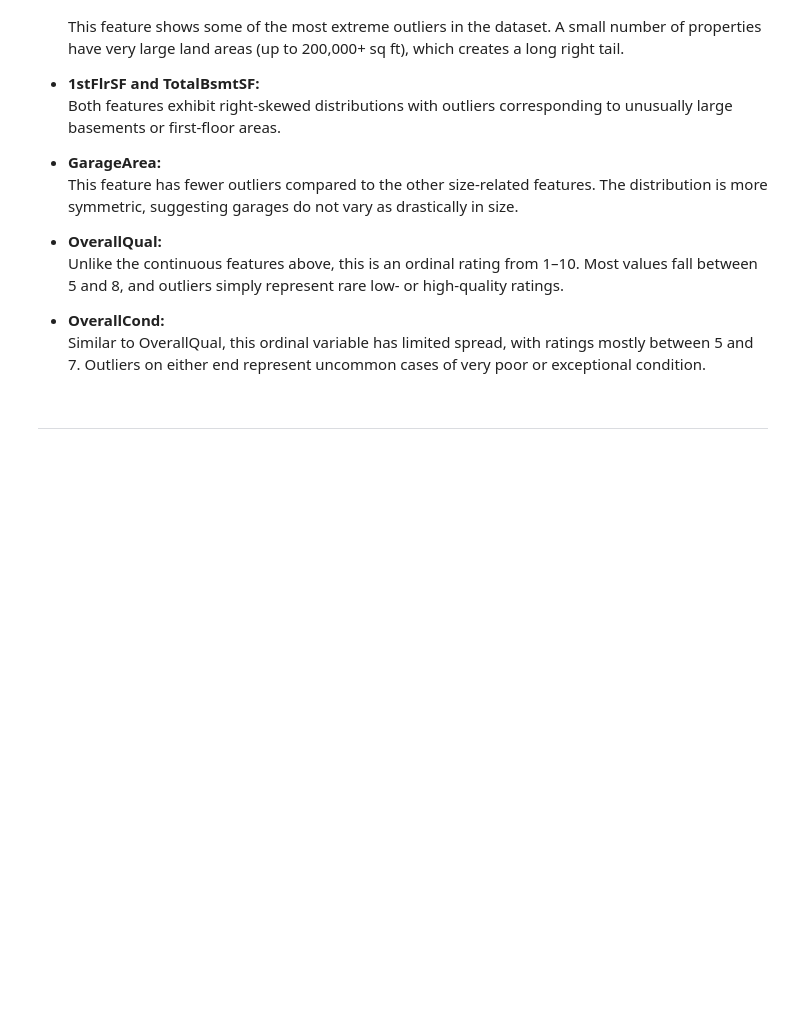
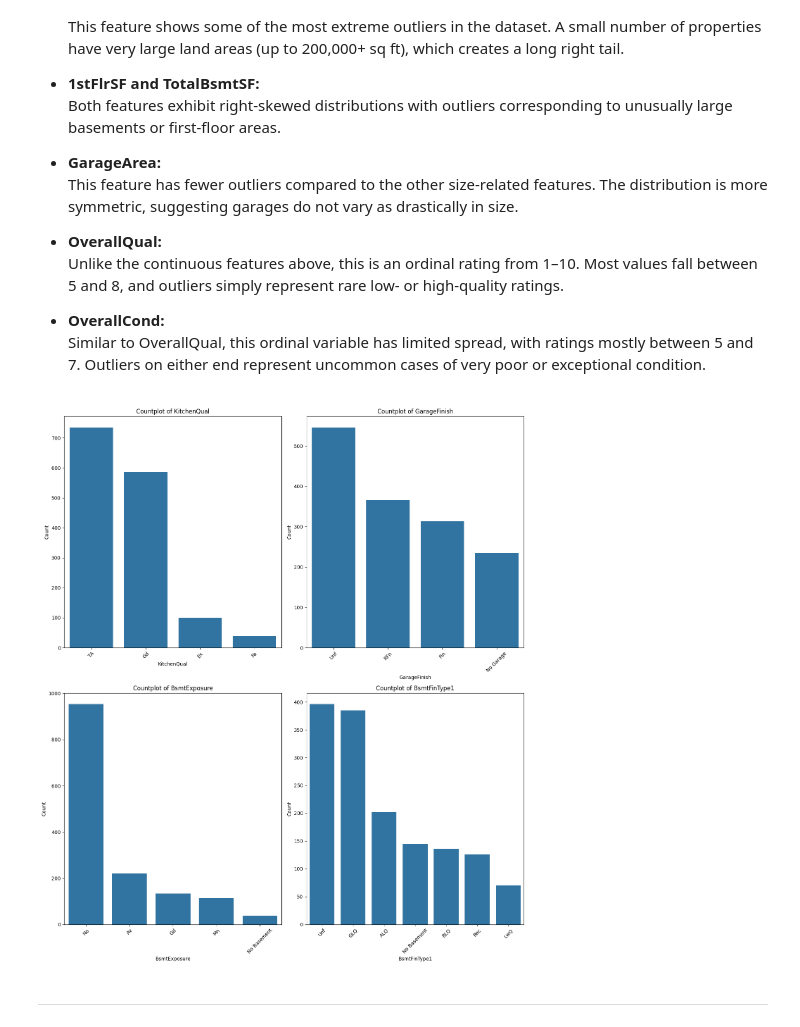
Before and after one commit to aishieee/p5-heritage-housing, a Jupyter notebook: jupyter_notebooks/03_exploratory_analysis.ipynb, the cells around one changed output. Drawn from its saved outputs; the diff is of its cells as text; code cells hidden in the pictures; blank space fills up the shorter version.

Commit message:
Created countplots for KitchenQual, GarageFinish, BsmtExposure, and BsmtFinType1

```diff
--- a/jupyter_notebooks/03_exploratory_analysis.ipynb
+++ b/jupyter_notebooks/03_exploratory_analysis.ipynb
@@ -303,5 +303,25 @@ The boxplots provide a visual summary of the spread, central tendency, and prese
 
 - **OverallCond:**
   Similar to OverallQual, this ordinal variable has limited spread, with ratings mostly between 5 and 7. Outliers on either end represent uncommon cases of very poor or exceptional condition.
+# %%
+# Step 3.4:
+
+# List of the categorical columns we want to analyse
+categorical_cols = ["KitchenQual", "GarageFinish", "BsmtExposure", "BsmtFinType1"]
+plt.figure(figsize=(14, 16))
+
+for i, col in enumerate(categorical_cols, 1):
+    plt.subplot(2, 2, i)
+    sns.countplot(x=housing_df[col], order=housing_df[col].value_counts().index)
+    plt.title(f"Countplot of {col}")
+    plt.xticks(rotation=45)
+    plt.xlabel(col)
+    plt.ylabel("Count")
+
+# Adjust layout to prevent overlapping
+plt.tight_layout()
+plt.show()
+# %% [output]
+[figure, added]
 # %% [markdown]
 ---
```
